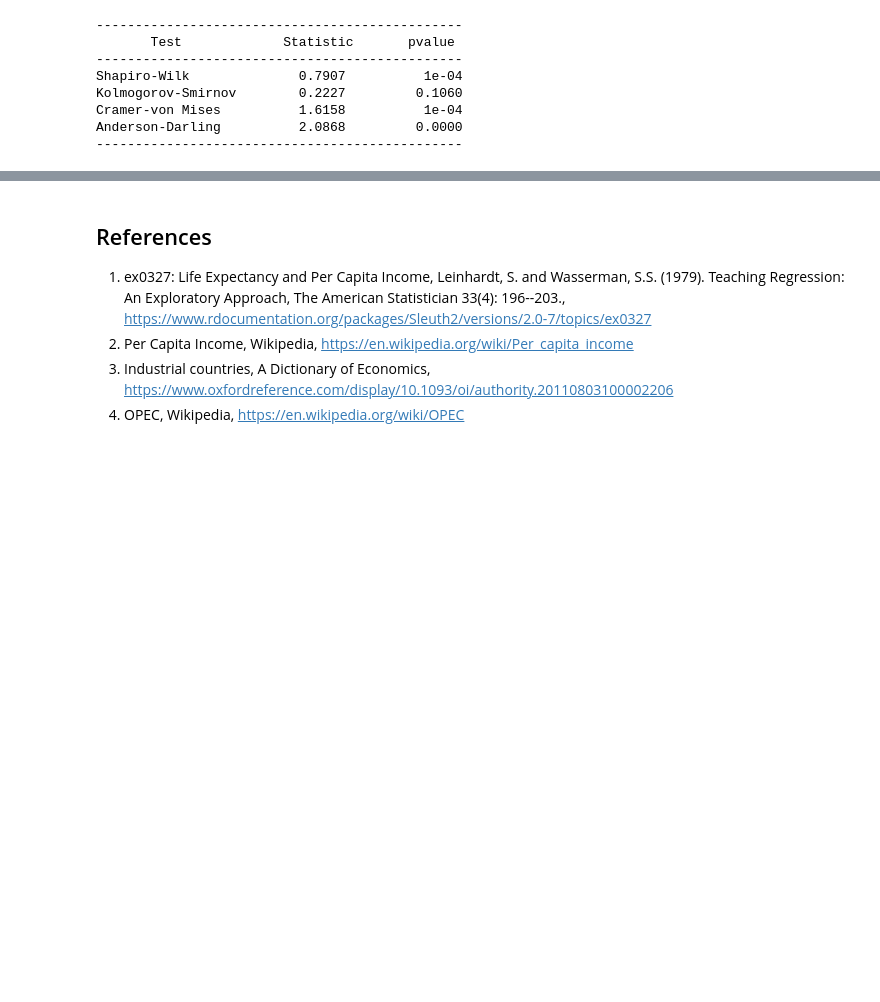
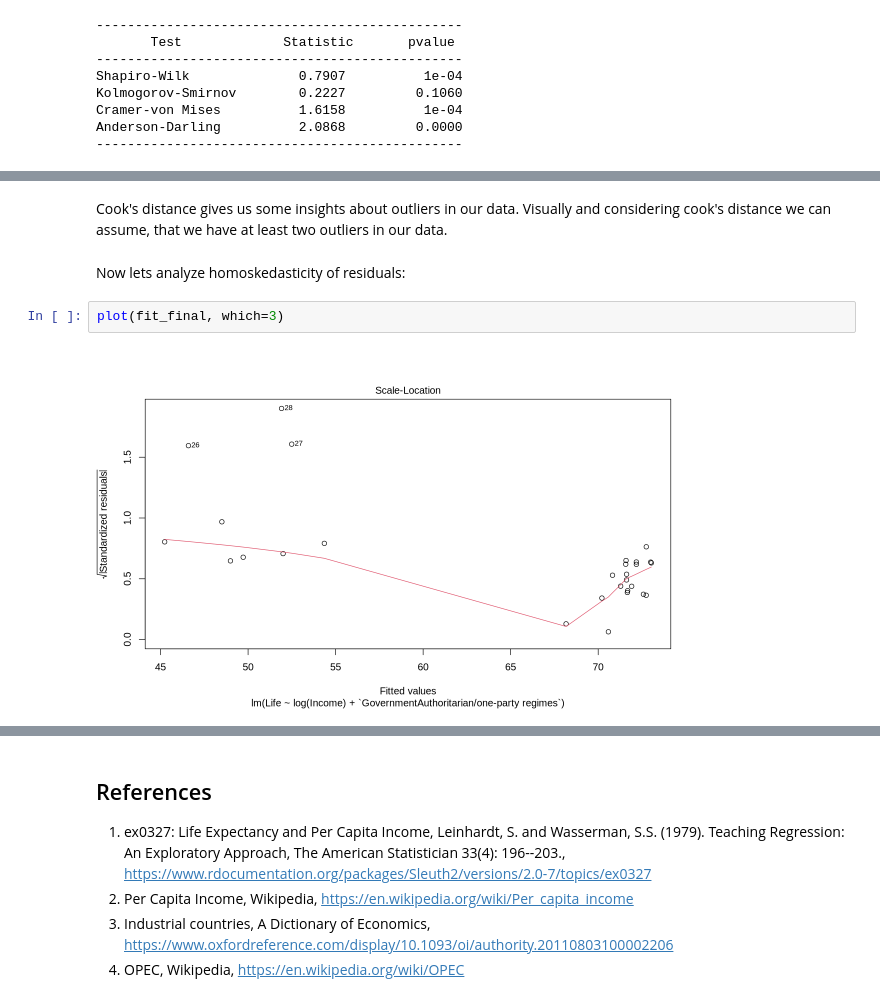
Before and after one commit to nickobard/eurostat-datasets-analysis, a Jupyter notebook: sem-2/semestral-work.ipynb, the cells around one changed output, grey strips where cells are left out. Drawn from its saved outputs; the diff is of its cells as text; blank space fills up the shorter version.

```diff
--- a/sem-2/semestral-work.ipynb
+++ b/sem-2/semestral-work.ipynb
@@ -754,0 +759,8 @@ $3$ tests reject normality. Most probably this is because of outliers.
+# %% [markdown]
+Cook's distance gives us some insights about outliers in our data. Visually and considering cook's distance we can assume, that we have at least two outliers in our data.
+# %% [markdown]
+Now lets analyze homoskedasticity of residuals:
+# %%
+plot(fit_final, which=3)
+# %% [output]
+[figure, added]
```
Also changed, not shown: parts of 6 cells of this notebook.
